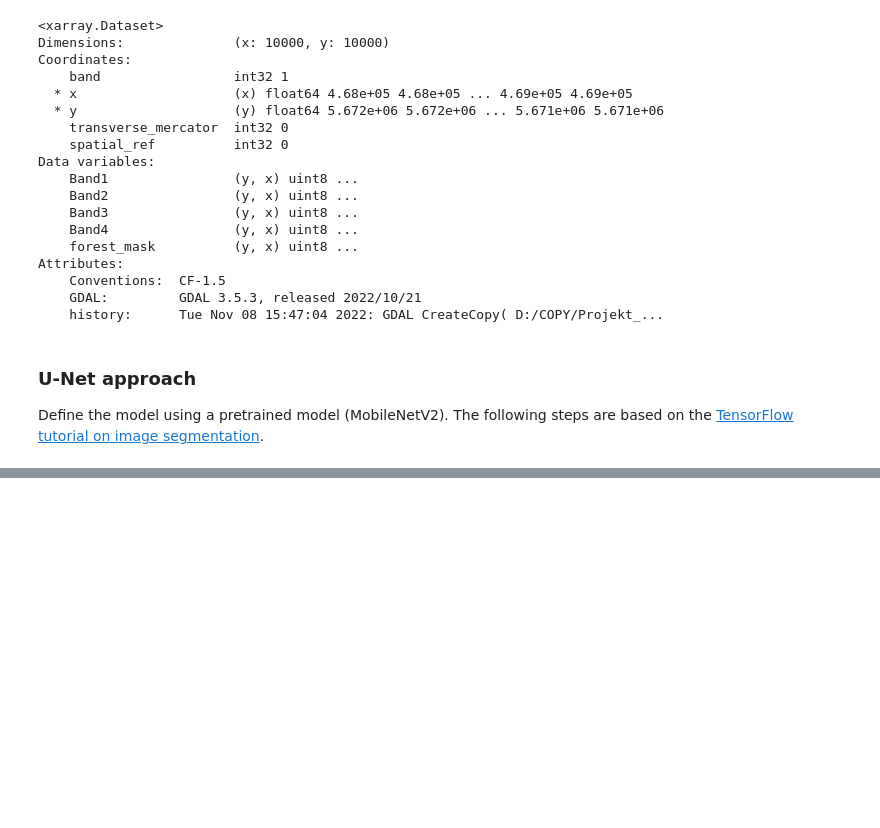
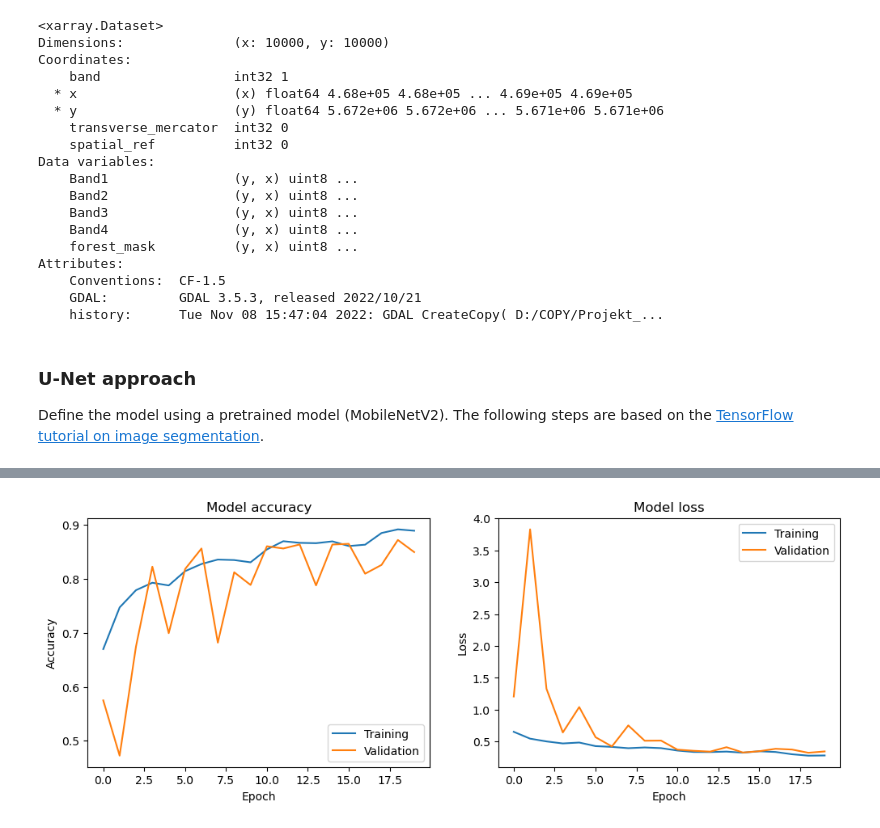
Before and after one commit to kolibril13/forest_mask, a Jupyter notebook: model_creation.ipynb, the cells around one changed output, grey strips where cells are left out. Saved outputs shown, nothing was run; the diff lists cells and outputs as text; code cells hidden in the pictures; blank space fills up the shorter version.

```diff
--- a/model_creation.ipynb
+++ b/model_creation.ipynb
@@ -107,0 +186,5 @@ down_stack.trainable = False
+# %%
+model_history = model.fit(cidg_training,
+                          validation_data=cidg_validation,
+                          epochs=20,
+                          initial_epoch=0)
@@ -107,0 +209,21 @@ down_stack.trainable = False
+# %%
+# Plot accuracy and loss over the epochs
+fig, ax = plt.subplots(1,2,figsize=(12,4))
+
+ax[0].plot(model_history.history['accuracy'])
+ax[0].plot(model_history.history['val_accuracy'])
+ax[0].set_title('Model accuracy')
+ax[0].set_ylabel('Accuracy')
+ax[0].set_xlabel('Epoch')
+ax[0].legend(['Training', 'Validation'], loc='lower right')
+
+ax[1].plot(model_history.history['loss'])
+ax[1].plot(model_history.history['val_loss'])
+ax[1].set_title('Model loss')
+ax[1].set_ylabel('Loss')
+ax[1].set_xlabel('Epoch')
+ax[1].legend(['Training', 'Validation'], loc='upper right')
+
+plt.show()
+# %% [output]
+[figure, added]
```
Also changed, not shown: parts of 14 cells of this notebook.
